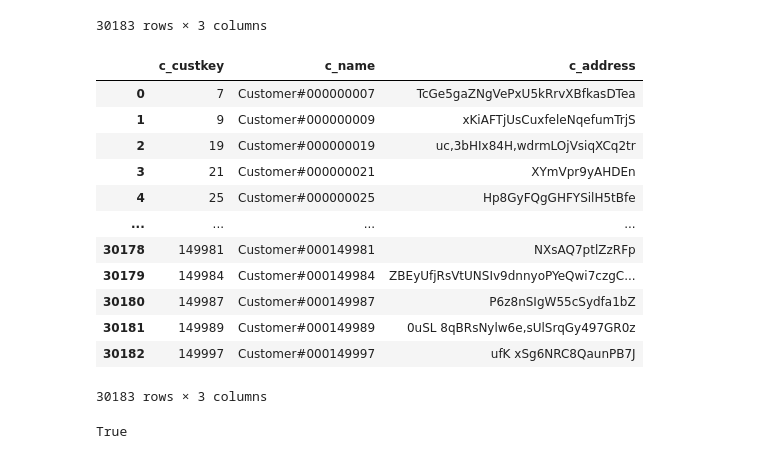
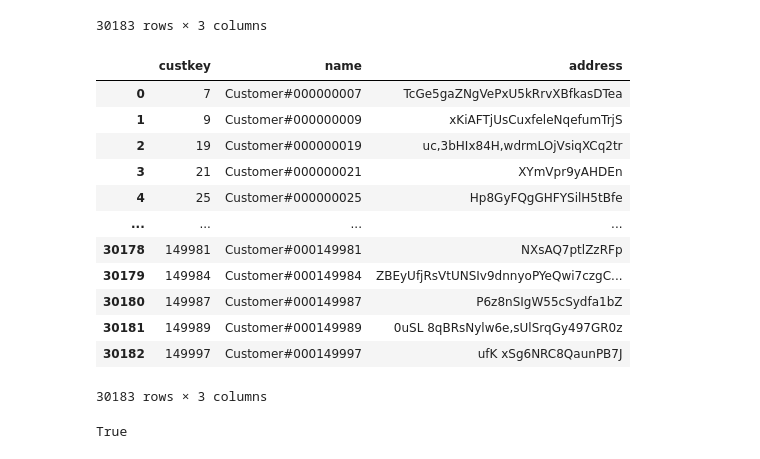
Before and after one commit to bodo-ai/text2pydough, a Jupyter notebook: workbench/AAraya/TPCH_Testing.ipynb, the cells around one changed output. Saved outputs shown, nothing was run; the diff lists cells and outputs as text; code cells hidden in the pictures.

```diff
--- a/workbench/AAraya/TPCH_Testing.ipynb
+++ b/workbench/AAraya/TPCH_Testing.ipynb
@@ -74,16 +71,16 @@ sql_output
 # %%
 %%pydough
 
 filter_c = nations.WHERE(region.name == "ASIA").customers.CALCULATE(
-    c_custkey=key,
-    c_name=name,
-    c_address=address,
+    custkey=key,
+    name=name,
+    address=address,
 )
 
 output= pydough.to_df(filter_c)
 output
 # %% [output]
-|  | c_custkey | c_name | c_address |
+|  | custkey | name | address |
 | 0 | 7 | Customer#000000007 | TcGe5gaZNgVePxU5kRrvXBfkasDTea |
 | 1 | 9 | Customer#000000009 | xKiAFTjUsCuxfeleNqefumTrjS |
 | 2 | 19 | Customer#000000019 | uc,3bHIx84H,wdrmLOjVsiqXCq2tr |
```
Also changed, not shown: parts of 107 cells of this notebook.
